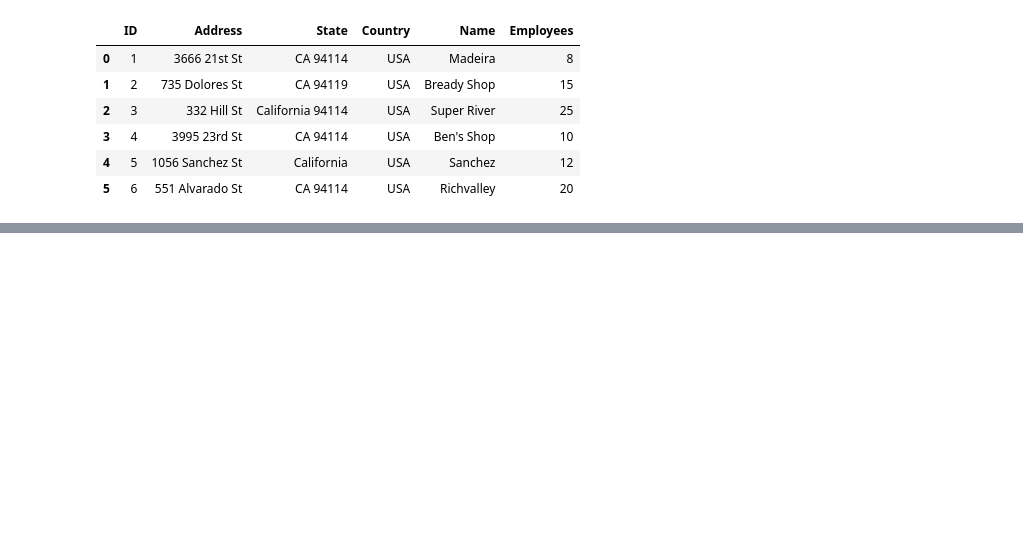
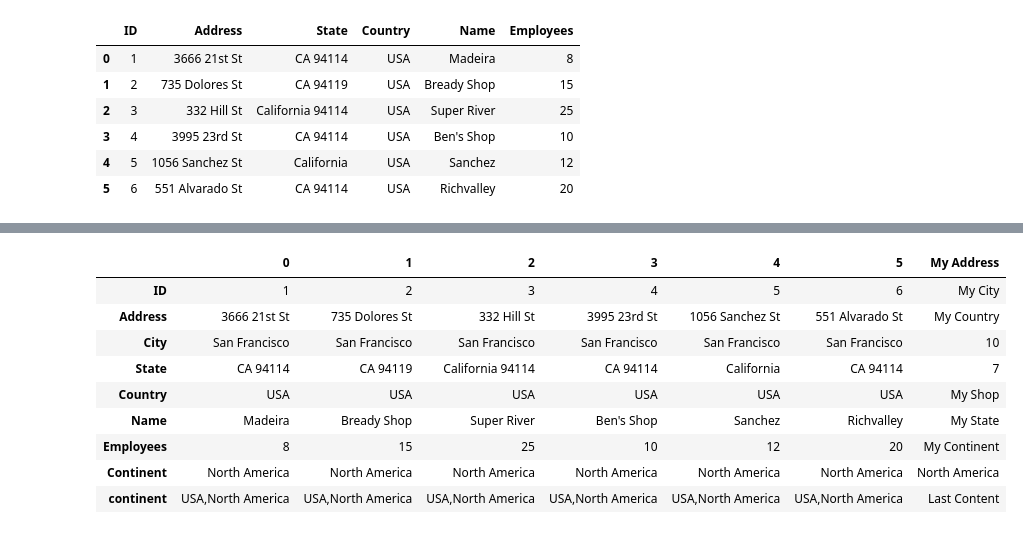
Before and after one commit to honorezemagho/python-10Apps, a Jupyter notebook: files/supermarket/Supermarket.ipynb, the cells around one changed output, grey strips where cells are left out. Drawn from its saved outputs; the diff is of its cells as text; code cells hidden in the pictures; blank space fills up the shorter version.

```diff
--- a/files/supermarket/Supermarket.ipynb
+++ b/files/supermarket/Supermarket.ipynb
@@ -205,0 +214,2 @@ df7.drop("City",1)
+# %%
+df7["Continent"] = df7.shape[0]*["North America"]
@@ -205,0 +226,3 @@ df7.drop("City",1)
+# %%
+df7["continent"] = df7["Country"]+ ","+"North America"
+df7
@@ -205,0 +237,3 @@ df7.drop("City",1)
+# %%
+df7_t = df7.T
+df7_t
@@ -205,0 +264,15 @@ df7.drop("City",1)
+# %%
+df7_t["My Address"] = ["My City", "My Country",10,7,"My Shop","My State","My Continent","North America","Last Content"]
+# %%
+df7_t
+# %% [output]
+|  | 0 | 1 | 2 | 3 | 4 | 5 | My Address |
+| ID | 1 | 2 | 3 | 4 | 5 | 6 | My City |
+| Address | 3666 21st St | 735 Dolores St | 332 Hill St | 3995 23rd St | 1056 Sanchez St | 551 Alvarado St | My Country |
+| City | San Francisco | San Francisco | San Francisco | San Francisco | San Francisco | San Francisco | 10 |
+| State | CA 94114 | CA 94119 | California 94114 | CA 94114 | California | CA 94114 | 7 |
+| Country | USA | USA | USA | USA | USA | USA | My Shop |
+| Name | Madeira | Bready Shop | Super River | Ben's Shop | Sanchez | Richvalley | My State |
+| Employees | 8 | 15 | 25 | 10 | 12 | 20 | My Continent |
+| Continent | North America | North America | North America | North America | North America | North America | North America |
+| continent | USA,North America | USA,North America | USA,North America | USA,North America | USA,North America | USA,North America | Last Content |
```
Also changed, not shown: parts of 8 cells of this notebook.
